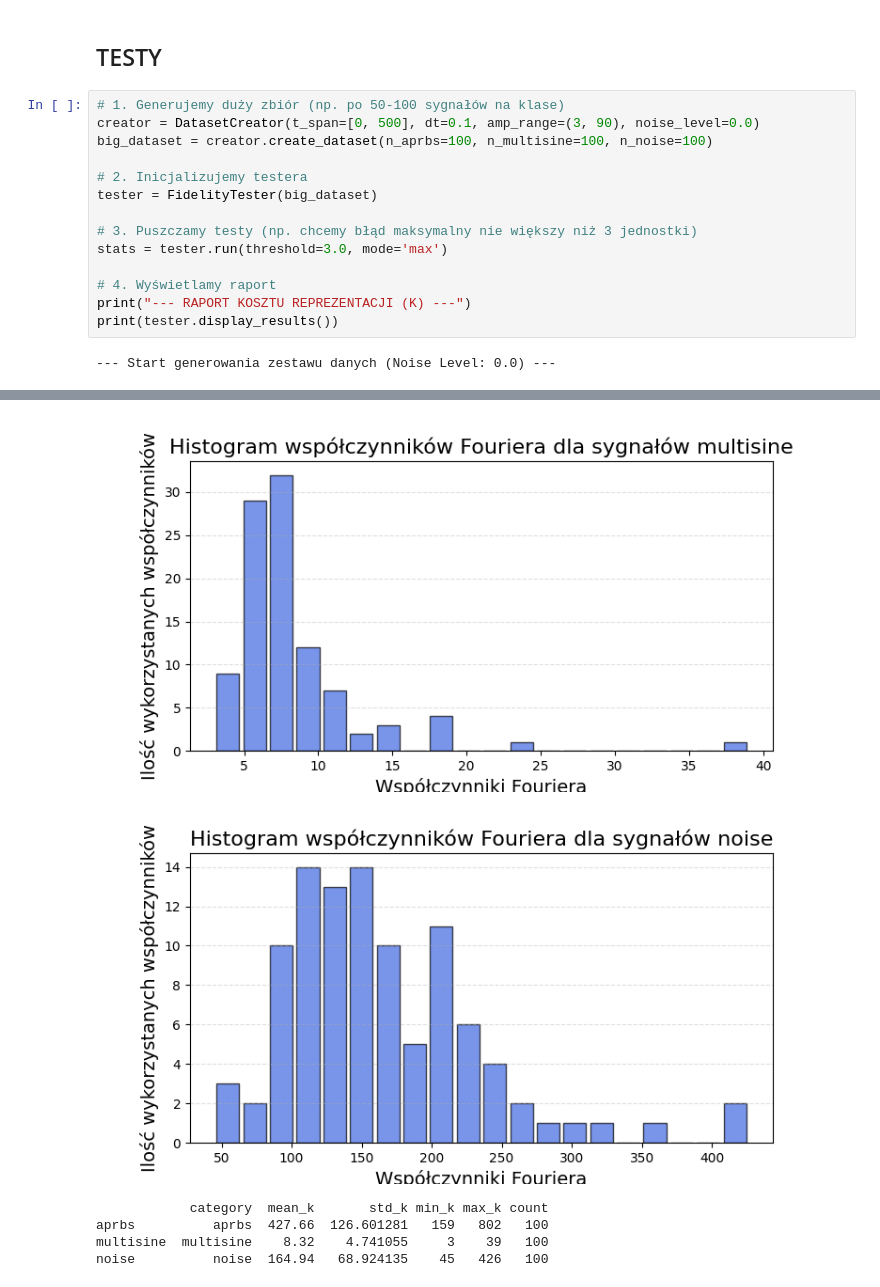
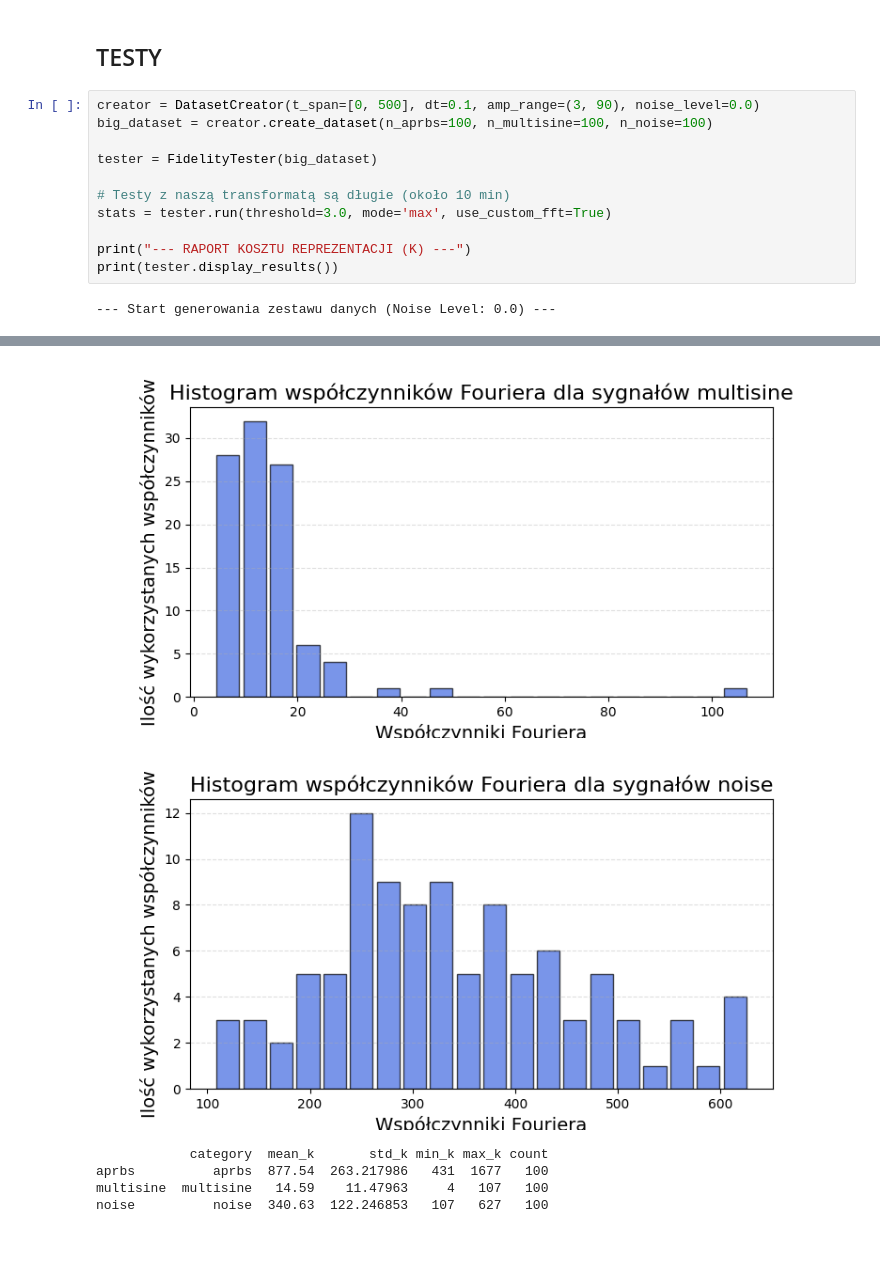
Before and after one commit to grzesiex22/Signals_1D_compression, a Jupyter notebook: main.ipynb, the cells around one changed output, grey strips where cells are left out. Cells and saved outputs as stored; diff of their text form; blank space fills up the shorter version.

```diff
--- a/main.ipynb
+++ b/main.ipynb
@@ -451,17 +408,14 @@ Aby błąd maksymalny był < 2.0, potrzeba K = 6
 # %% [markdown]
 ## TESTY
 # %%
-# 1. Generujemy duży zbiór (np. po 50-100 sygnałów na klase)
 creator = DatasetCreator(t_span=[0, 500], dt=0.1, amp_range=(3, 90), noise_level=0.0)
 big_dataset = creator.create_dataset(n_aprbs=100, n_multisine=100, n_noise=100)
 
-# 2. Inicjalizujemy testera
 tester = FidelityTester(big_dataset)
 
-# 3. Puszczamy testy (np. chcemy błąd maksymalny nie większy niż 3 jednostki)
-stats = tester.run(threshold=3.0, mode='max')
+# Testy z naszą transformatą są długie (około 10 min)
+stats = tester.run(threshold=3.0, mode='max', use_custom_fft=True)
 
-# 4. Wyświetlamy raport
 print("--- RAPORT KOSZTU REPREZENTACJI (K) ---")
 print(tester.display_results())
 # %% [output]
@@ -480,7 +441,7 @@ Analiza zakończona.
-[figure, old version]
+[figure, new version]
-[figure, old version]
+[figure, new version]
             category  mean_k       std_k min_k max_k count
-aprbs          aprbs  427.66  126.601281   159   802   100
-multisine  multisine    8.32    4.741055     3    39   100
-noise          noise  164.94   68.924135    45   426   100
+aprbs          aprbs  877.54  263.217986   431  1677   100
+multisine  multisine   14.59    11.47963     4   107   100
+noise          noise  340.63  122.246853   107   627   100
 # %% [markdown]
```
Also changed, not shown: parts of 11 cells of this notebook, 2 other files.
